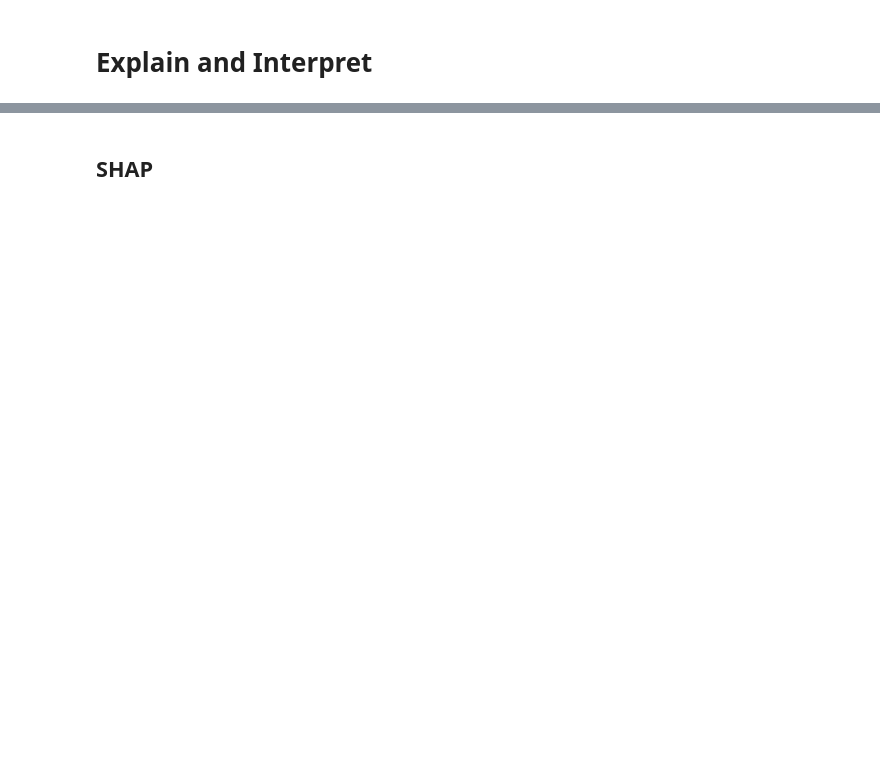
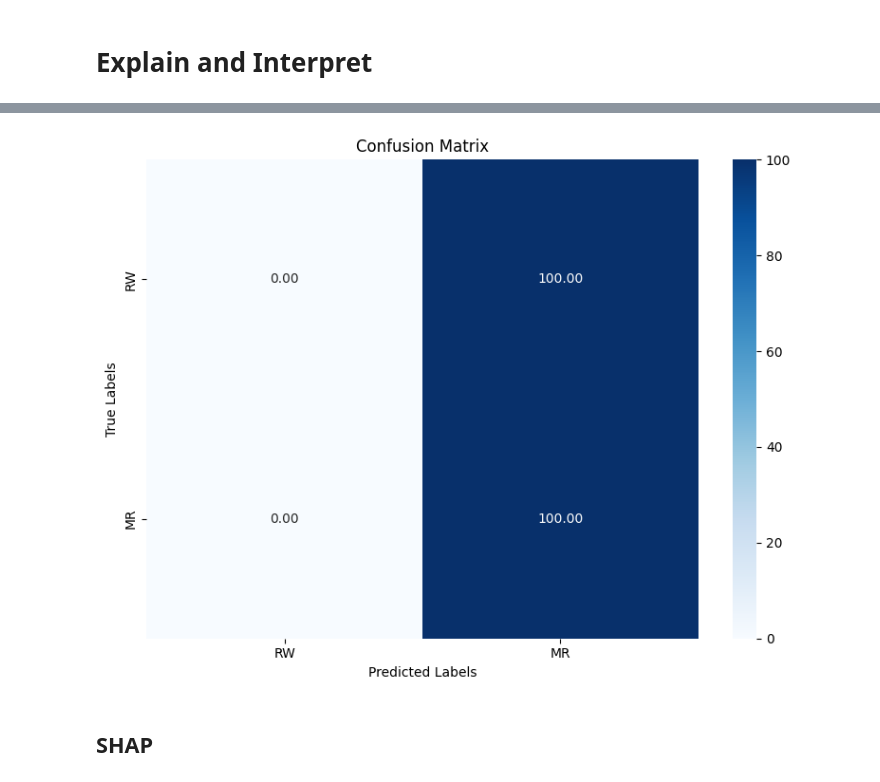
Before and after one commit to adamd1985/intra_day_futures_arb, a Jupyter notebook: cnn_algo.ipynb, the cells around one changed output, grey strips where cells are left out. Saved outputs shown, nothing was run; the diff lists cells and outputs as text; code cells hidden in the pictures; blank space fills up the shorter version.

```diff
--- a/cnn_algo.ipynb
+++ b/cnn_algo.ipynb
@@ -838,4 +848,5 @@ def plot_confusion_matrix(model, data, labels, label_names=['RW', 'MR']):
     plt.savefig(f'{IMAGES_DIR}/{MODEL_NAME}_cm.png')
     plt.show()
 
-plot_confusion_matrix(model, sample_val[FEATURES].values, sample_val[META_LABEL].values)
+plot_confusion_matrix(model, test_data, test_labels)
+# %% [output]
@@ -842,2 +854,3 @@ plot_confusion_matrix(model, sample_val[FEATURES].values, sample_val[META_LABEL]
+[figure, added]
 # %% [markdown]
 ## SHAP
```
Also changed, not shown: parts of 10 cells of this notebook.
